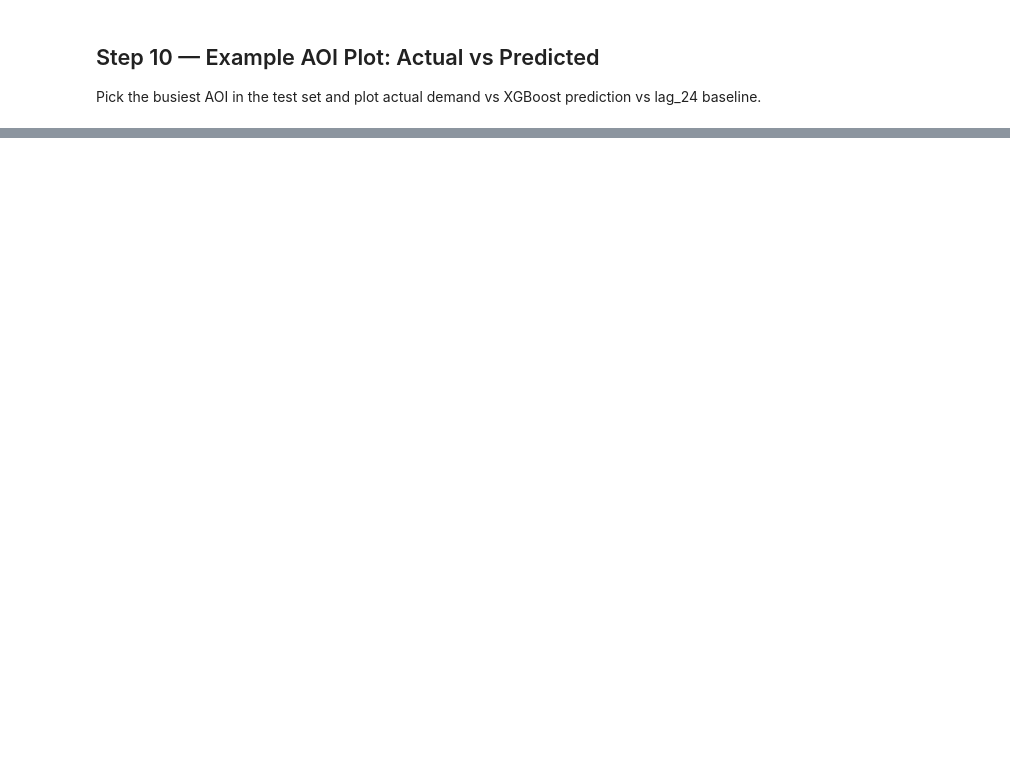
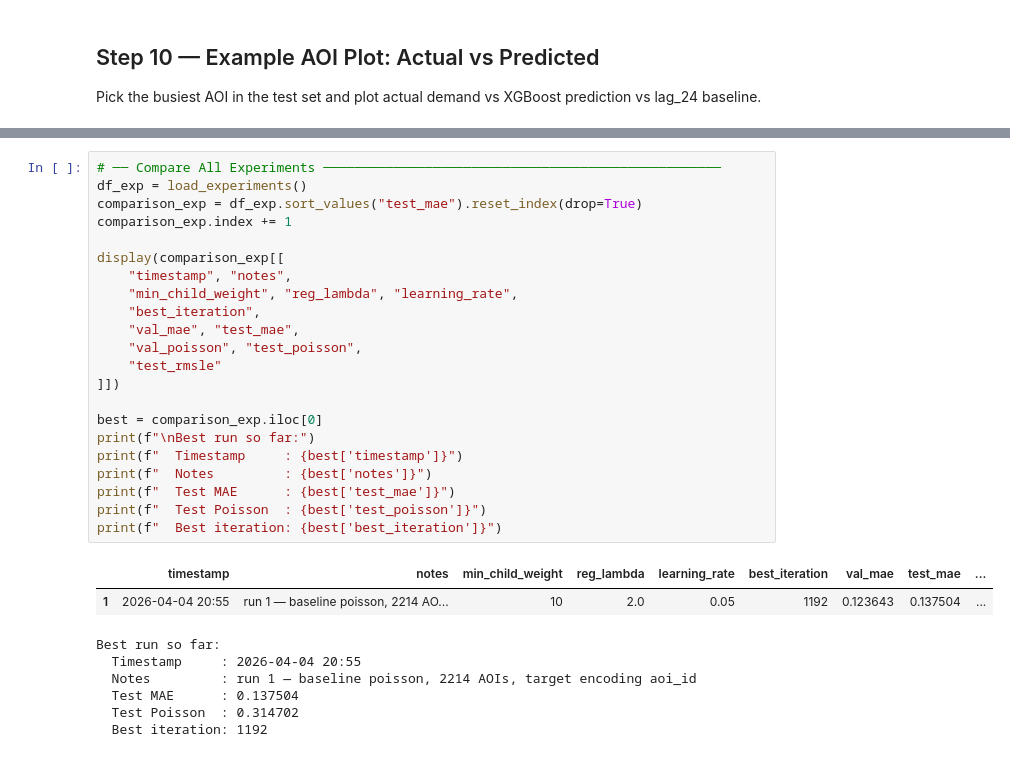
Before and after one commit to MoFadel26/Localized-Multi-Objective-Fleet-Route-Optimization-Platform-for-Saudi-Arabia, a Jupyter notebook: LaDe-model/LaDe_model_training.ipynb, the cells around one changed output, grey strips where cells are left out. Drawn from its saved outputs; the diff is of its cells as text; blank space fills up the shorter version.

```diff
--- a/LaDe-model/LaDe_model_training.ipynb
+++ b/LaDe-model/LaDe_model_training.ipynb
@@ -587,0 +685,31 @@ print("Best model: xgb_squaredlogerror.json  (MAE test = 0.4189)")
+# %%
+# ── Compare All Experiments ───────────────────────────────────────────────────
+df_exp = load_experiments()
+comparison_exp = df_exp.sort_values("test_mae").reset_index(drop=True)
+comparison_exp.index += 1
+
+display(comparison_exp[[
+    "timestamp", "notes",
+    "min_child_weight", "reg_lambda", "learning_rate",
+    "best_iteration",
+    "val_mae", "test_mae",
+    "val_poisson", "test_poisson",
+    "test_rmsle"
+]])
+
+best = comparison_exp.iloc[0]
+print(f"\nBest run so far:")
+print(f"  Timestamp     : {best['timestamp']}")
+print(f"  Notes         : {best['notes']}")
+print(f"  Test MAE      : {best['test_mae']}")
+print(f"  Test Poisson  : {best['test_poisson']}")
+print(f"  Best iteration: {best['best_iteration']}")
+# %% [output]
+|  | timestamp | notes | min_child_weight | reg_lambda | learning_rate | best_iteration | val_mae | test_mae | ... |
+| 1 | 2026-04-04 20:55 | run 1 — baseline poisson, 2214 AO... | 10 | 2.0 | 0.05 | 1192 | 0.123643 | 0.137504 | ... |
+Best run so far:
+  Timestamp     : 2026-04-04 20:55
+  Notes         : run 1 — baseline poisson, 2214 AOIs, target encoding aoi_id
+  Test MAE      : 0.137504
+  Test Poisson  : 0.314702
+  Best iteration: 1192
```
Also changed, not shown: parts of 24 cells of this notebook, 1 other file.
